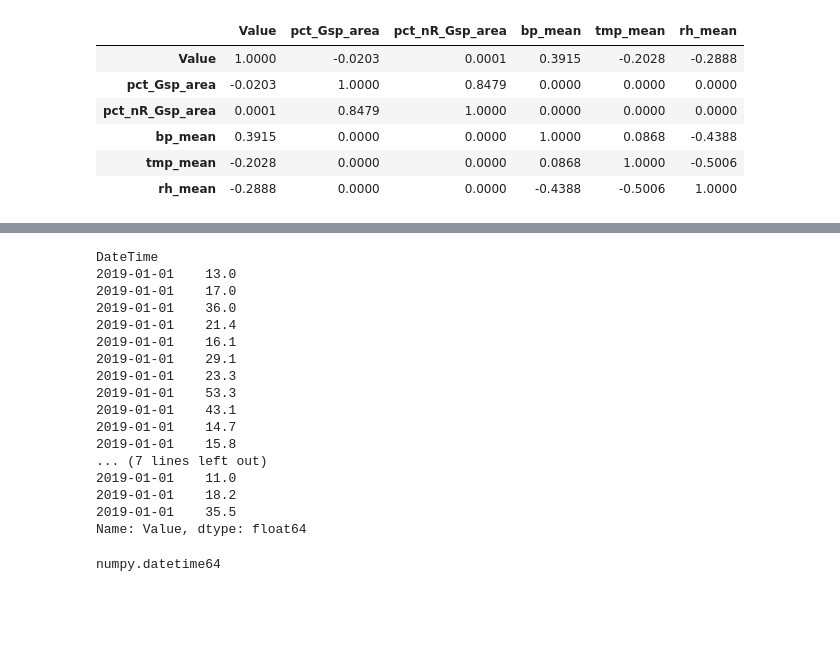
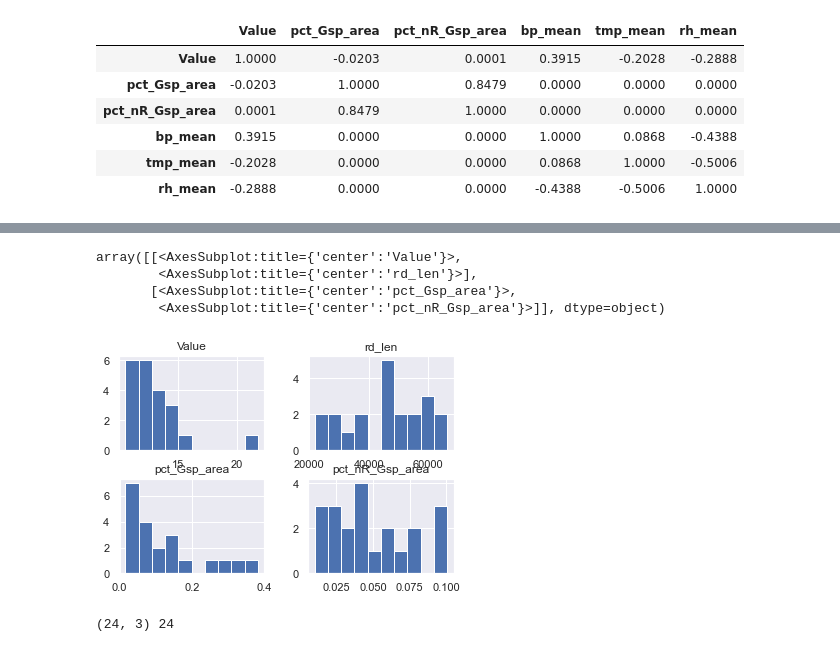
Before and after one commit to yulun-cd/IGS, a Jupyter notebook: DataAnalysis.ipynb, the cells around one changed output, grey strips where cells are left out. Drawn from its saved outputs; the diff is of its cells as text; code cells hidden in the pictures; blank space fills up the shorter version.

```diff
--- a/DataAnalysis.ipynb
+++ b/DataAnalysis.ipynb
@@ -416,4 +418,5 @@ df.groupby(df['DateTime'].dt.dayofweek).mean()['Value'].plot()
 [figure]
 # %%
-df.groupby(df['DateTime'].dt.day).mean()['Value'].plot()
+df['dayofmonth']=df['DateTime'].dt.day
+df.groupby('dayofmonth').mean()['Value'].plot()
 # %% [output]
@@ -422,2 +425,5 @@ df.groupby(df['DateTime'].dt.day).mean()['Value'].plot()
 # %%
 time_df=df.set_index('DateTime')
+# %%
+hmean_site_df=df.groupby([df['DateTime'].dt.hour,'Site']).mean()
+hmean_site_df.info()
@@ -424,25 +470,24 @@ time_df=df.set_index('DateTime')
+# %%
+names=['rd_len','pct_Gsp_area','pct_nR_Gsp_area']
 # %%
-time_df.loc[time_df.index[0],'Value']
+hmean_site_df.loc[(0,),['Value']+names].hist()
 # %% [output]
-DateTime
-2019-01-01    13.0
-2019-01-01    17.0
-2019-01-01    36.0
-2019-01-01    21.4
-2019-01-01    16.1
-2019-01-01    29.1
-2019-01-01    23.3
-2019-01-01    53.3
-2019-01-01    43.1
-2019-01-01    14.7
-2019-01-01    15.8
-... (7 lines left out)
-2019-01-01    11.0
-2019-01-01    18.2
-2019-01-01    35.5
-Name: Value, dtype: float64
+array([[<AxesSubplot:title={'center':'Value'}>,
+        <AxesSubplot:title={'center':'rd_len'}>],
+       [<AxesSubplot:title={'center':'pct_Gsp_area'}>,
+        <AxesSubplot:title={'center':'pct_nR_Gsp_area'}>]], dtype=object)
+[figure, added]
-# %%
-for time in time_df.index.values:
-    y=df[df['DateTime']==time]
-# %% [output]
-numpy.datetime64
+# %%
+hmean_corr=[]
+hmean_reg_score=[]
+reg=LinearRegression()
+
+for index in range(24):
+    hmean_corr.append(hmean_site_df.loc[(index,)].corr(method='spearman').loc[names,'Value'])
+    x=hmean_site_df.loc[(index,),names].values
+    y=hmean_site_df.loc[(index,),'Value'].values
+    hmean_reg_score.append(reg.fit(x,y).score(x,y))
+hmean_corr=np.asarray(hmean_corr)
+print(hmean_corr.shape,len(hmean_reg_score))
+# %% [output]
+(24, 3) 24
```
Also changed, not shown: parts of 22 cells of this notebook.
